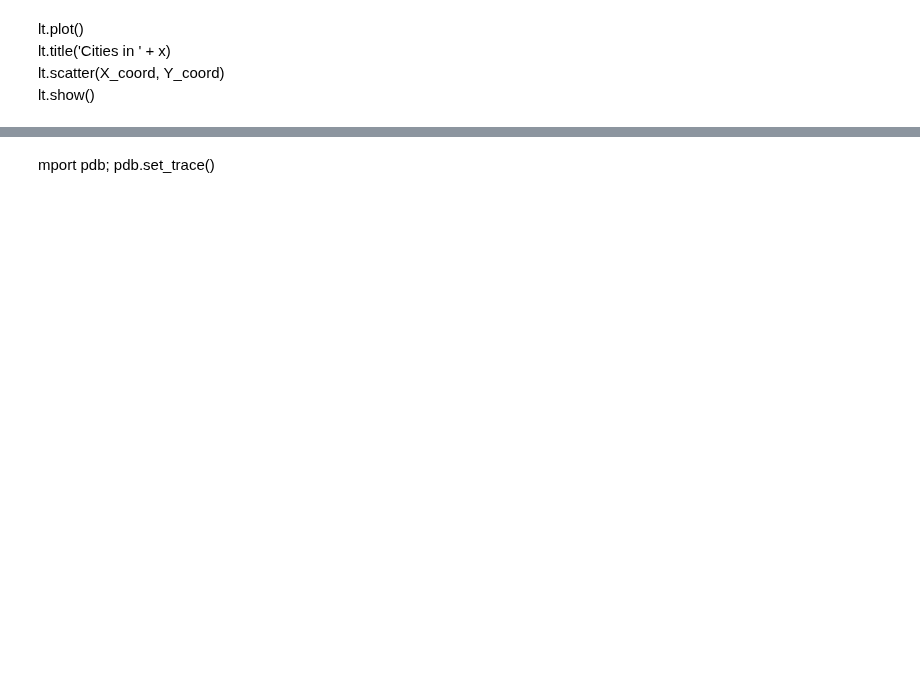
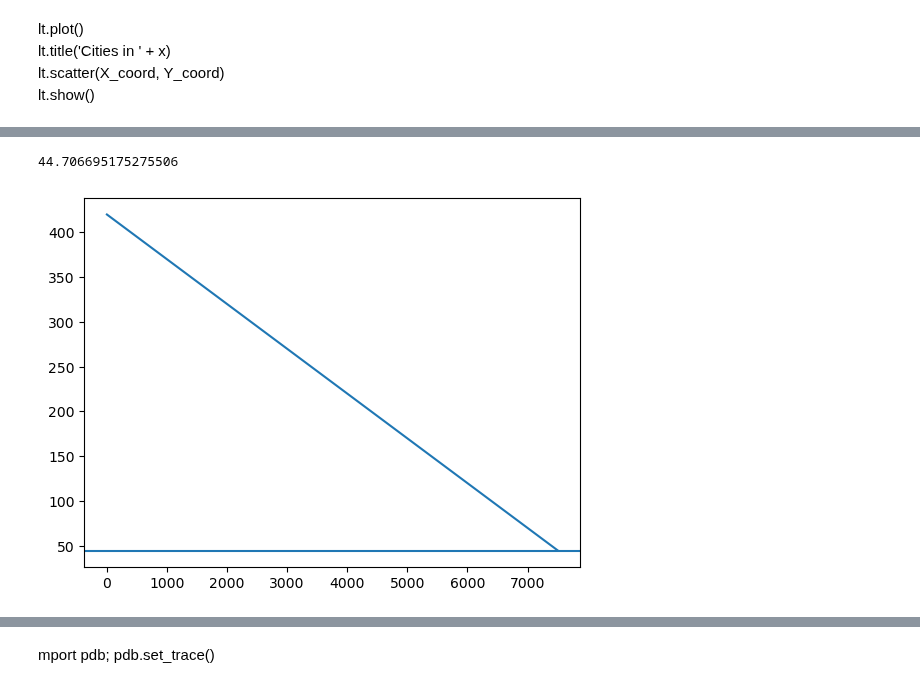
Before and after one commit to sangmin-yoo/TAXI, a Jupyter notebook: Large-Scale-Ising_X-Ising.ipynb, the cells around one changed output, grey strips where cells are left out. Drawn from its saved outputs; the diff is of its cells as text; code cells hidden in the pictures; blank space fills up the shorter version.

```diff
--- a/Large-Scale-Ising_X-Ising.ipynb
+++ b/Large-Scale-Ising_X-Ising.ipynb
@@ -397,7 +592,7 @@ def skip_ising(Lowest_Hier, total_traveling_distance, sol_route, route_btw_clust
 def gen_sys2_sol(MAC_ising, benchmark, sys2_centers, sys2_clusters, SchPar):
     MAC_ising = True
     if MAC_ising:
-        cpp_cmd = "./ising_mac"
+        cpp_cmd = "./ising_mac3"
     else :
         cpp_cmd = "./ising_RNG"
     os.system("rm -rf sys2clusters_" + str(benchmark))
@@ -416,12 +611,15 @@ def gen_sys2_sol(MAC_ising, benchmark, sys2_centers, sys2_clusters, SchPar):
     nMAC_hierarchies = []
 
     for h in range(0, n_hierarchies+1):
-        print("Execute Ising Solver for Hierarchy ", n_hierarchies-h)
+        #print("Execute Ising Solver for Hierarchy ", n_hierarchies-h)
         sys2_centers = SYS2_CENTERS[n_hierarchies-h]
         sys2_clusters = SYS2_CLUSTERS[n_hierarchies-h]
 
         if h != 0:
+            tic = time.perf_counter()
             sys2_clusters, clust_id_list, total_traveling_distance = Fix_first_last_cities(sys2_centers, sys2_clusters, sol_route, h == n_hierarchies)
+            toc = time.perf_counter()
+            print("Fixing time:", toc-tic)
         else:
             clust_id_list = range(0, len(sys2_centers))
 
@@ -506,17 +704,15 @@ def gen_sys2_sol(MAC_ising, benchmark, sys2_centers, sys2_clusters, SchPar):
                             route_btw_clusters.append(curr)
 
                 outFile.close()
-            print("done with cluster" + str(k))
-        #print(f"Ising Max time = {max(timet[-1]):0.4f} seconds", " / ", str(min(timet[-1])))
+            #print("done with cluster" + str(k))
         ideal_latency += max(timet[-1])
         nMAC_hierarchies.append(max(nMAC_array[-1]))
         if MAC_ising:
             print(f"Max/Min number of Ising Macro MAC Operations = ", max(nMAC_array[-1]), " / ", min(nMAC_array[-1]))
-            #print(f"Max/Min number of Ising Macro RandomFlip Operations = ", max(nRandFlip_array[-1]), " / ", min(nRandFlip_array[-1]))
 
-    print("total wall-clock latency: ", ideal_latency)
-    print("Max nMAC per hierarchy: ", nMAC_hierarchies)
-    print("total traveling distance: ", total_traveling_distance)
+    #print("total wall-clock latency: ", ideal_latency)
+    #print("Max nMAC per hierarchy: ", nMAC_hierarchies)
+    #print("total traveling distance: ", total_traveling_distance)
     return sol_route_ex, sol_route, route_btw_clusters, sys2_labels, total_traveling_distance, nMAC_array, nRandFlip_array
 # %%
 print(hierarchies)
@@ -587,3 +810,32 @@ print(Cluster_distribution)
+# %%
+import math
+
+Istop = -math.log(100/0.5-1)+50
+print(Istop)
+
+for Irand in init_Irands:
+	for cool in init_cools:
+		total_step = int((Irand - Istop) / cool)
+		x = []
+		for step in range(total_step):
+			x.append(step)
+		for Factor in Factors:
+			for Threshold in Thresholds:
+				for Patience in Patiences:
+					y = []
+					DD = ceil(total_step/Patience)
+					for step in range(total_step):
+						#y.append(45.4 + pow(Factor,floor(step/DD))*(Irand-45.4)*0.5*(math.cos(((step % DD)/DD)*3.14)+1))
+						#y.append(Irand - ((Irand-45.4)/DD)*(step%DD))
+						IMAX = Irand - Factor*floor(step/DD)
+						y.append(IMAX - ((IMAX-Istop-Factor*(Patience-1-floor(step/DD)))/DD)*(step%DD))
+					plt.plot(x,y)
+plt.axhline(y=Istop)
+#plt.legend()
+plt.show()
+# %% [output]
+44.706695175275506
+[figure, added]
 # %%
 if True:
     route = np.array(route_btw_clusters)
```
Also changed, not shown: parts of 9 cells of this notebook, 7 other files.
